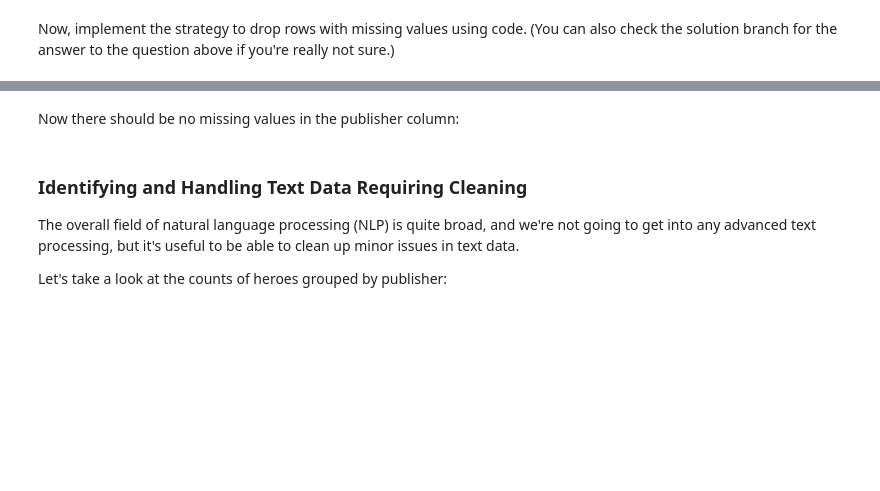
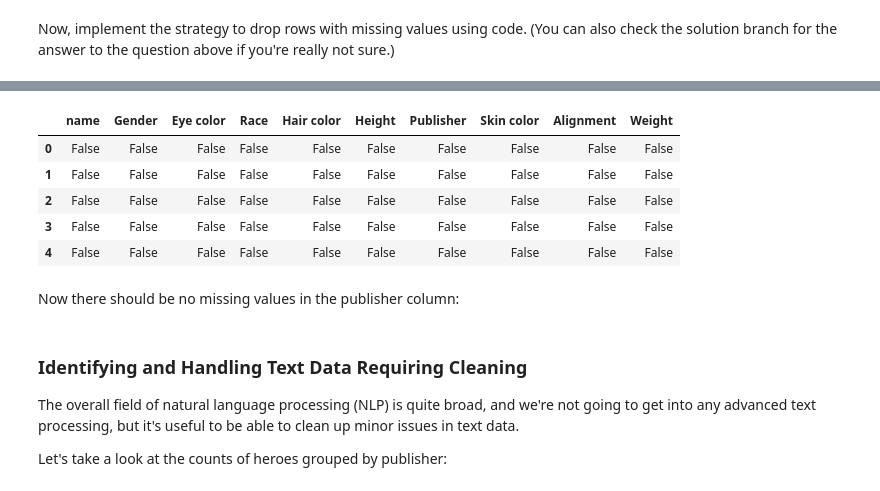
Before and after one commit to SeanE09/dsc-pandas-data-cleaning-lab, a Jupyter notebook: index.ipynb, the cells around one changed output, grey strips where cells are left out. Saved outputs shown, nothing was run; the diff lists cells and outputs as text; code cells hidden in the pictures; blank space fills up the shorter version.

```diff
--- a/index.ipynb
+++ b/index.ipynb
@@ -293,3 +321,4 @@ None
 Now, implement the strategy to drop rows with missing values using code. (You can also check the solution branch for the answer to the question above if you're really not sure.)
 # %%
 # Your code here
+df_Clean = heroes_df.dropna(subset=["Publisher"])
@@ -295,0 +339,9 @@ Now, implement the strategy to drop rows with missing values using code. (You ca
+# %%
+df_Clean.head().isna()
+# %% [output]
+|  | name | Gender | Eye color | Race | Hair color | Height | Publisher | Skin color | Alignment | Weight |
+| 0 | False | False | False | False | False | False | False | False | False | False |
+| 1 | False | False | False | False | False | False | False | False | False | False |
+| 2 | False | False | False | False | False | False | False | False | False | False |
+| 3 | False | False | False | False | False | False | False | False | False | False |
+| 4 | False | False | False | False | False | False | False | False | False | False |
```
Also changed, not shown: parts of 26 cells of this notebook.
